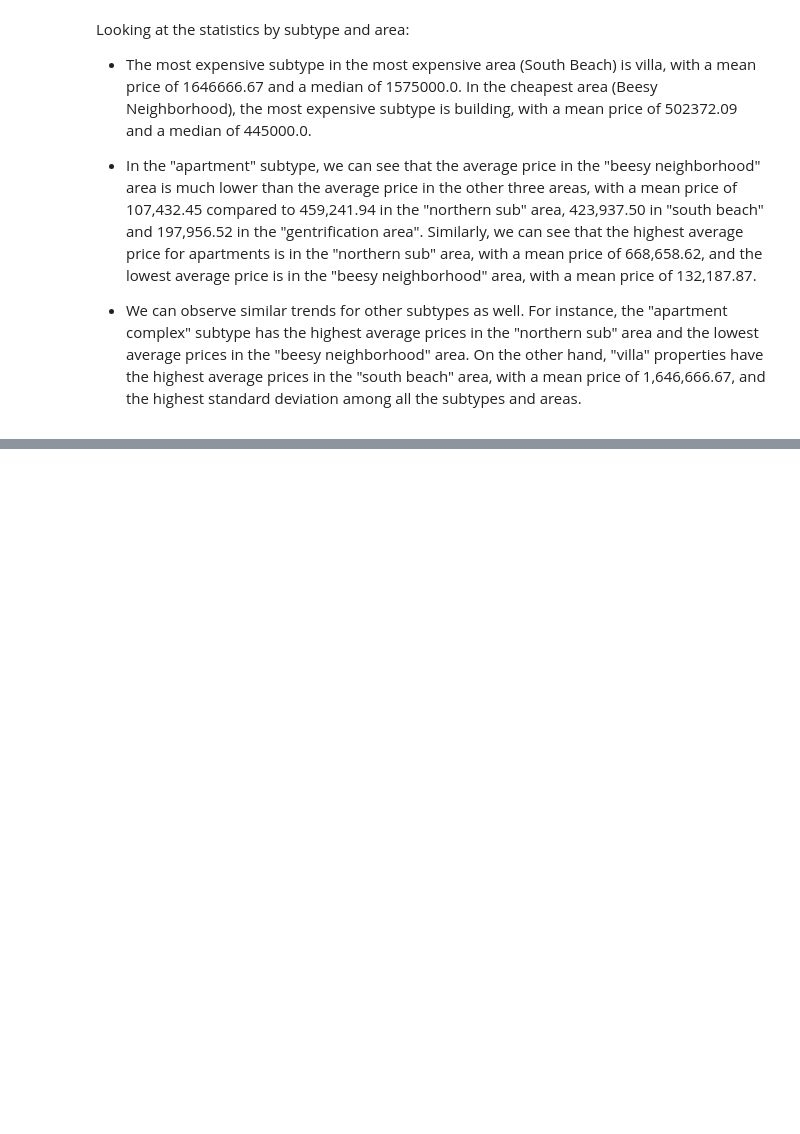
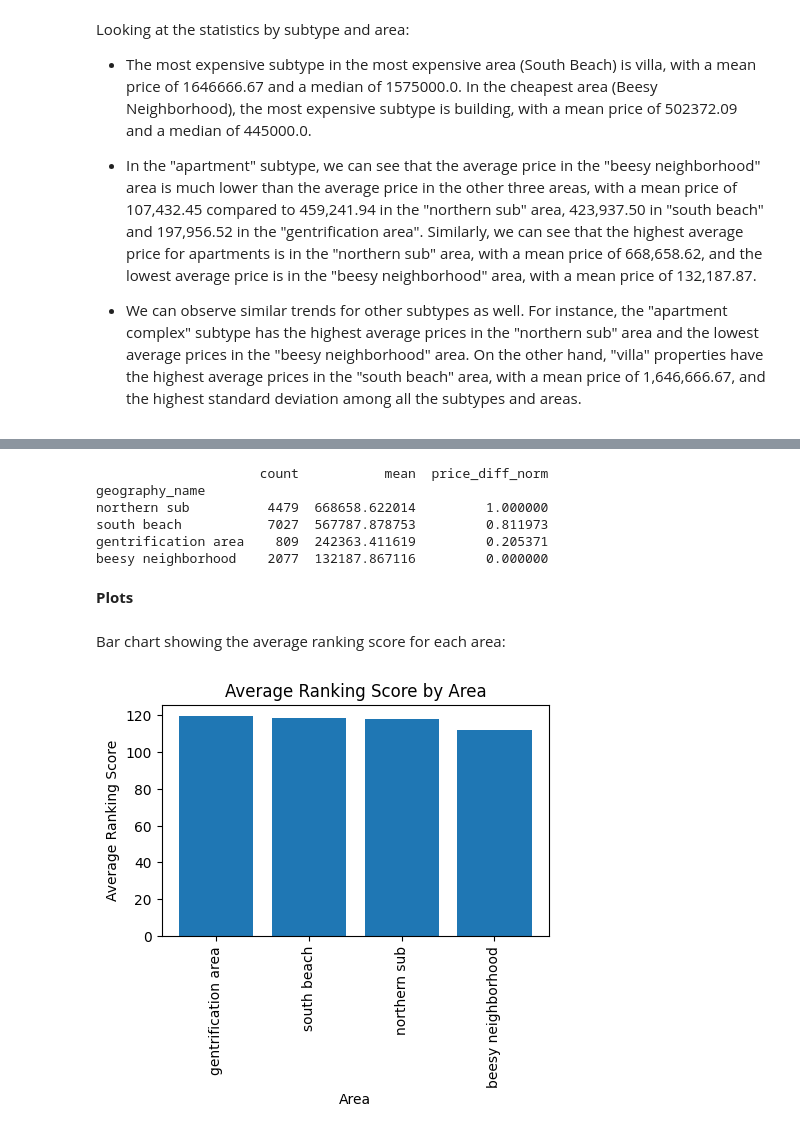
Before and after one commit to liatoumazi/spitogatos_assignment, a Jupyter notebook: etl_analysis.ipynb, the cells around one changed output, grey strips where cells are left out. Cells and saved outputs as stored; diff of their text form; code cells hidden in the pictures; blank space fills up the shorter version.

```diff
--- a/etl_analysis.ipynb
+++ b/etl_analysis.ipynb
@@ -239,0 +406,32 @@ Looking at the statistics by subtype and area:
+# %%
+# Calculate competitiveness metrics based on price
+area_price = df.groupby('geography_name')['price'].agg(['count', 'mean'])
+area_price['price_diff'] = (area_price['mean'] - df['price'].mean()) / df['price'].mean()
+area_price['price_diff_norm'] = (area_price['price_diff'] - area_price['price_diff'].min()) / (area_price['price_diff'].max() - area_price['price_diff'].min())
+area_price = area_price.sort_values(by='mean', ascending=False)
+
+# Print the results
+print(area_price[['count', 'mean', 'price_diff_norm']])
+# %% [output]
+                     count           mean  price_diff_norm
+geography_name
+northern sub          4479  668658.622014         1.000000
+south beach           7027  567787.878753         0.811973
+gentrification area    809  242363.411619         0.205371
+beesy neighborhood    2077  132187.867116         0.000000
+# %% [markdown]
+**Plots**
+# %% [markdown]
+Bar chart showing the average ranking score for each area:
+# %%
+avg_ranking_scores = df.groupby('geography_name')['ranking_score'].mean().sort_values(ascending=False)
+
+plt.figure(figsize=(5,3))
+plt.bar(avg_ranking_scores.index, avg_ranking_scores.values)
+plt.xticks(rotation=90)
+plt.title('Average Ranking Score by Area')
+plt.xlabel('Area')
+plt.ylabel('Average Ranking Score')
+plt.show()
+# %% [output]
+[figure, added]
```
Also changed, not shown: parts of 41 cells of this notebook.
